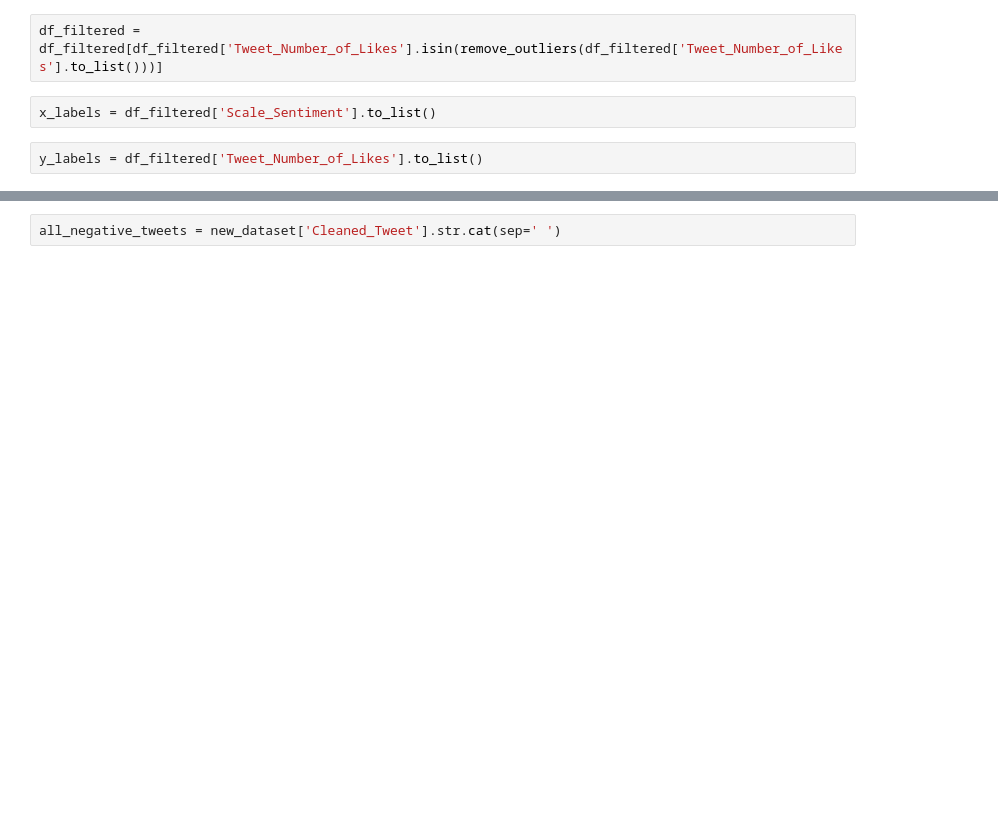
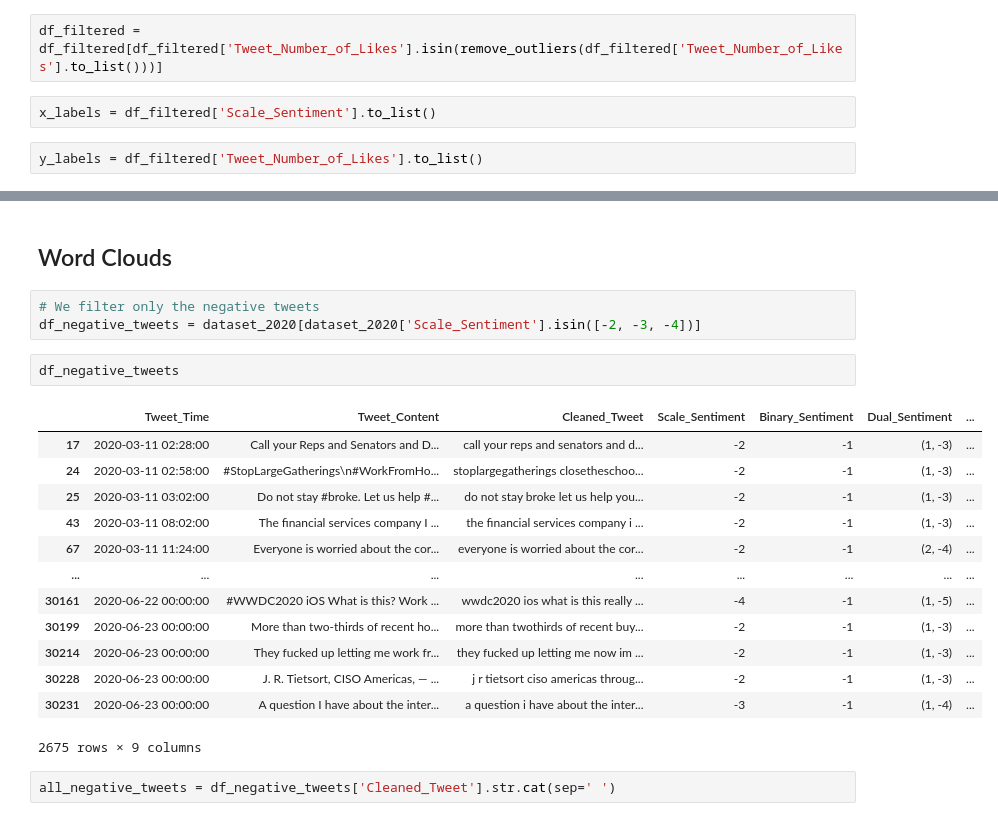
Before and after one commit to CristinaPetrachee/SentimentAnalysis-WFH, a Jupyter notebook: proiect.ipynb, the cells around one changed output, grey strips where cells are left out. Saved outputs shown, nothing was run; the diff lists cells and outputs as text; blank space fills up the shorter version.

```diff
--- a/proiect.ipynb
+++ b/proiect.ipynb
@@ -579,3 +550,24 @@ df_filtered
+# %% [markdown]
+## Word Clouds
+# %%
+# We filter only the negative tweets
+df_negative_tweets = dataset_2020[dataset_2020['Scale_Sentiment'].isin([-2, -3, -4])]
+# %%
+df_negative_tweets
+# %% [output]
+|  | Tweet_Time | Tweet_Content | Cleaned_Tweet | Scale_Sentiment | Binary_Sentiment | Dual_Sentiment | ... |
+| 17 | 2020-03-11 02:28:00 | Call your Reps and Senators and D... | call your reps and senators and d... | -2 | -1 | (1, -3) | ... |
+| 24 | 2020-03-11 02:58:00 | #StopLargeGatherings\n#WorkFromHo... | stoplargegatherings closetheschoo... | -2 | -1 | (1, -3) | ... |
+| 25 | 2020-03-11 03:02:00 | Do not stay #broke. Let us help #... | do not stay broke let us help you... | -2 | -1 | (1, -3) | ... |
+| 43 | 2020-03-11 08:02:00 | The financial services company I ... | the financial services company i ... | -2 | -1 | (1, -3) | ... |
+| 67 | 2020-03-11 11:24:00 | Everyone is worried about the cor... | everyone is worried about the cor... | -2 | -1 | (2, -4) | ... |
+| ... | ... | ... | ... | ... | ... | ... | ... |
+| 30161 | 2020-06-22 00:00:00 | #WWDC2020 iOS What is this? Work ... | wwdc2020 ios what is this really ... | -4 | -1 | (1, -5) | ... |
+| 30199 | 2020-06-23 00:00:00 | More than two-thirds of recent ho... | more than twothirds of recent buy... | -2 | -1 | (1, -3) | ... |
+| 30214 | 2020-06-23 00:00:00 | They fucked up letting me work fr... | they fucked up letting me now im ... | -2 | -1 | (1, -3) | ... |
+| 30228 | 2020-06-23 00:00:00 | J. R. Tietsort, CISO Americas, — ... | j r tietsort ciso americas throug... | -2 | -1 | (1, -3) | ... |
+| 30231 | 2020-06-23 00:00:00 | A question I have about the inter... | a question i have about the inter... | -3 | -1 | (1, -4) | ... |
+2675 rows × 9 columns
 # %%
-all_negative_tweets = new_dataset['Cleaned_Tweet'].str.cat(sep=' ')
+all_negative_tweets = df_negative_tweets['Cleaned_Tweet'].str.cat(sep=' ')
 # %%
```
Also changed, not shown: parts of 65 cells of this notebook, 4 other files.
